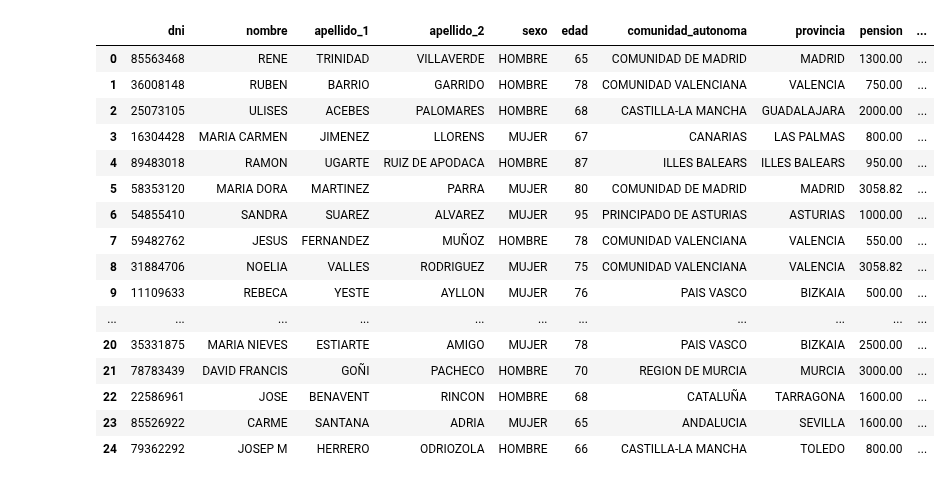
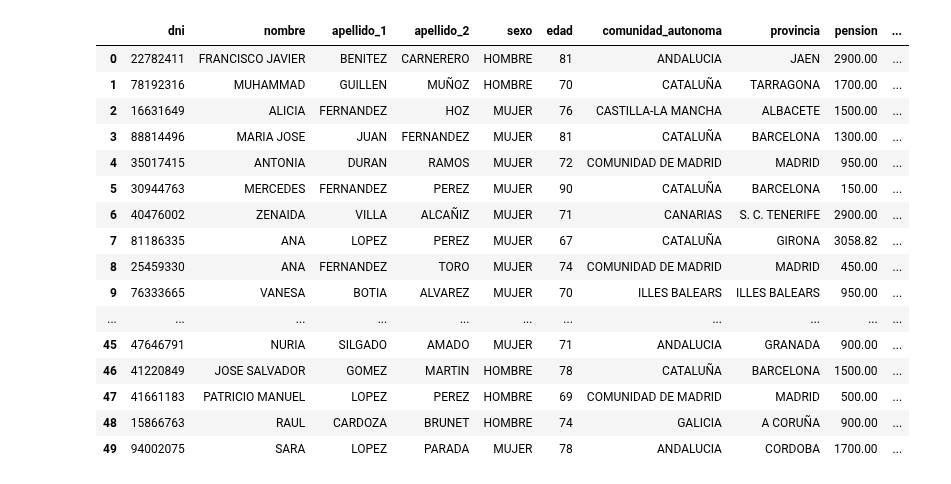
Before and after one commit to emartgo/MDA_DP1, a Jupyter notebook: db/db_visualisation.ipynb, the cells around one changed output. Saved outputs shown, nothing was run; the diff lists cells and outputs as text; code cells hidden in the pictures.

```diff
--- a/db/db_visualisation.ipynb
+++ b/db/db_visualisation.ipynb
@@ -2,26 +2,26 @@
 from user_generator import user_generator
 import pandas as pd
 # %%
-check_user = user_generator(25)
-columns = ["dni", "nombre", "apellido_1", "apellido_2", "sexo", "edad", "comunidad_autonoma", "provincia", "pension", "grado_discapacidad", "estado_civil", "año_inicio_IMSERSO", "viajes_totales_IMSERSO", "viajes_2_ultimos_años"]
+check_user = user_generator(50)
+columns = ["dni", "nombre", "apellido_1", "apellido_2", "sexo", "edad", "comunidad_autonoma", "provincia", "pension", "grado_discapacidad", "estado_civil", "año_inicio_IMSERSO", "viajes_totales_IMSERSO", "viajes_2_ultimos_años", "canceled_trips_n3", "top_trip_last_year", "mean_score"]
 df_check_users = pd.DataFrame(check_user, columns=columns)
 
 df_check_users
 # %% [output]
 |  | dni | nombre | apellido_1 | apellido_2 | sexo | edad | comunidad_autonoma | provincia | pension | ... |
-| 0 | 85563468 | RENE | TRINIDAD | VILLAVERDE | HOMBRE | 65 | COMUNIDAD DE MADRID | MADRID | 1300.00 | ... |
-| 1 | 36008148 | RUBEN | BARRIO | GARRIDO | HOMBRE | 78 | COMUNIDAD VALENCIANA | VALENCIA | 750.00 | ... |
-| 2 | 25073105 | ULISES | ACEBES | PALOMARES | HOMBRE | 68 | CASTILLA-LA MANCHA | GUADALAJARA | 2000.00 | ... |
-| 3 | 16304428 | MARIA CARMEN | JIMENEZ | LLORENS | MUJER | 67 | CANARIAS | LAS PALMAS | 800.00 | ... |
-| 4 | 89483018 | RAMON | UGARTE | RUIZ DE APODACA | HOMBRE | 87 | ILLES BALEARS | ILLES BALEARS | 950.00 | ... |
-| 5 | 58353120 | MARIA DORA | MARTINEZ | PARRA | MUJER | 80 | COMUNIDAD DE MADRID | MADRID | 3058.82 | ... |
-| 6 | 54855410 | SANDRA | SUAREZ | ALVAREZ | MUJER | 95 | PRINCIPADO DE ASTURIAS | ASTURIAS | 1000.00 | ... |
-| 7 | 59482762 | JESUS | FERNANDEZ | MUÑOZ | HOMBRE | 78 | COMUNIDAD VALENCIANA | VALENCIA | 550.00 | ... |
-| 8 | 31884706 | NOELIA | VALLES | RODRIGUEZ | MUJER | 75 | COMUNIDAD VALENCIANA | VALENCIA | 3058.82 | ... |
-| 9 | 11109633 | REBECA | YESTE | AYLLON | MUJER | 76 | PAIS VASCO | BIZKAIA | 500.00 | ... |
+| 0 | 22782411 | FRANCISCO JAVIER | BENITEZ | CARNERERO | HOMBRE | 81 | ANDALUCIA | JAEN | 2900.00 | ... |
+| 1 | 78192316 | MUHAMMAD | GUILLEN | MUÑOZ | HOMBRE | 70 | CATALUÑA | TARRAGONA | 1700.00 | ... |
+| 2 | 16631649 | ALICIA | FERNANDEZ | HOZ | MUJER | 76 | CASTILLA-LA MANCHA | ALBACETE | 1500.00 | ... |
+| 3 | 88814496 | MARIA JOSE | JUAN | FERNANDEZ | MUJER | 81 | CATALUÑA | BARCELONA | 1300.00 | ... |
+| 4 | 35017415 | ANTONIA | DURAN | RAMOS | MUJER | 72 | COMUNIDAD DE MADRID | MADRID | 950.00 | ... |
+| 5 | 30944763 | MERCEDES | FERNANDEZ | PEREZ | MUJER | 90 | CATALUÑA | BARCELONA | 150.00 | ... |
+| 6 | 40476002 | ZENAIDA | VILLA | ALCAÑIZ | MUJER | 71 | CANARIAS | S. C. TENERIFE | 2900.00 | ... |
+| 7 | 81186335 | ANA | LOPEZ | PEREZ | MUJER | 67 | CATALUÑA | GIRONA | 3058.82 | ... |
+| 8 | 25459330 | ANA | FERNANDEZ | TORO | MUJER | 74 | COMUNIDAD DE MADRID | MADRID | 450.00 | ... |
+| 9 | 76333665 | VANESA | BOTIA | ALVAREZ | MUJER | 70 | ILLES BALEARS | ILLES BALEARS | 950.00 | ... |
 | ... | ... | ... | ... | ... | ... | ... | ... | ... | ... | ... |
-| 20 | 35331875 | MARIA NIEVES | ESTIARTE | AMIGO | MUJER | 78 | PAIS VASCO | BIZKAIA | 2500.00 | ... |
-| 21 | 78783439 | DAVID FRANCIS | GOÑI | PACHECO | HOMBRE | 70 | REGION DE MURCIA | MURCIA | 3000.00 | ... |
-| 22 | 22586961 | JOSE | BENAVENT | RINCON | HOMBRE | 68 | CATALUÑA | TARRAGONA | 1600.00 | ... |
-| 23 | 85526922 | CARME | SANTANA | ADRIA | MUJER | 65 | ANDALUCIA | SEVILLA | 1600.00 | ... |
-| 24 | 79362292 | JOSEP M | HERRERO | ODRIOZOLA | HOMBRE | 66 | CASTILLA-LA MANCHA | TOLEDO | 800.00 | ... |
+| 45 | 47646791 | NURIA | SILGADO | AMADO | MUJER | 71 | ANDALUCIA | GRANADA | 900.00 | ... |
+| 46 | 41220849 | JOSE SALVADOR | GOMEZ | MARTIN | HOMBRE | 78 | CATALUÑA | BARCELONA | 1500.00 | ... |
+| 47 | 41661183 | PATRICIO MANUEL | LOPEZ | PEREZ | HOMBRE | 69 | COMUNIDAD DE MADRID | MADRID | 500.00 | ... |
+| 48 | 15866763 | RAUL | CARDOZA | BRUNET | HOMBRE | 74 | GALICIA | A CORUÑA | 900.00 | ... |
+| 49 | 94002075 | SARA | LOPEZ | PARADA | MUJER | 78 | ANDALUCIA | CORDOBA | 1700.00 | ... |
```
Also changed, not shown: 2 other files.
